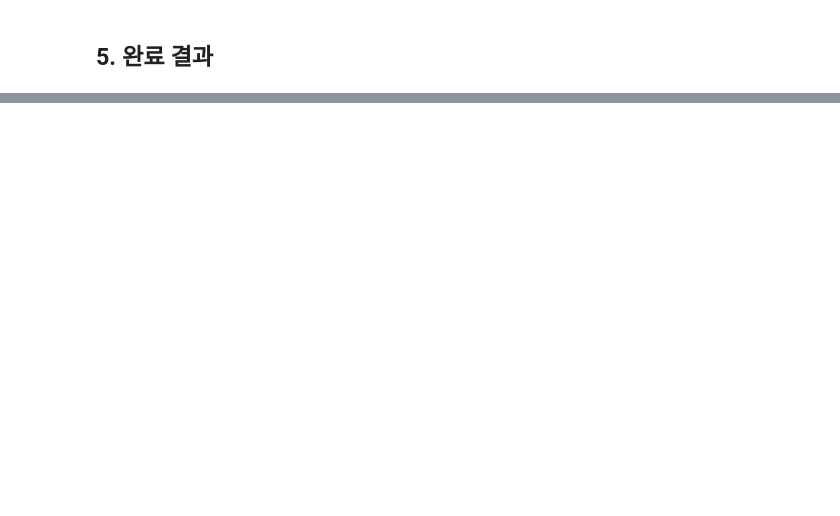
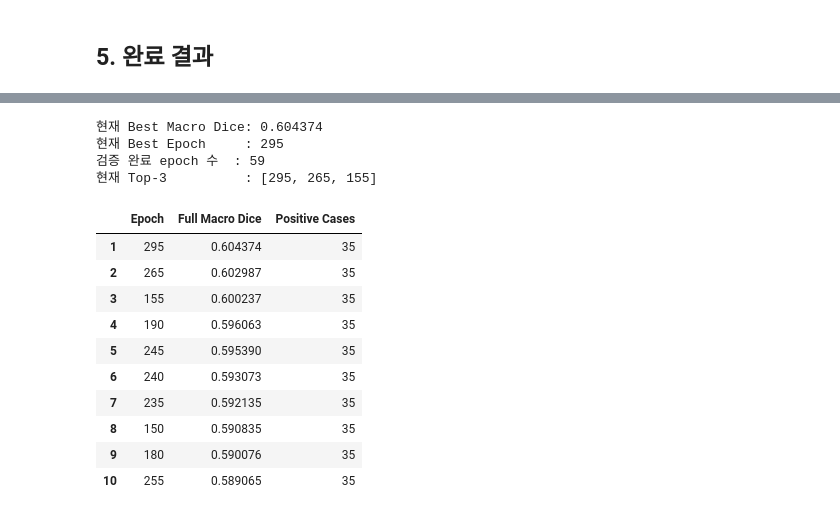
Before and after one commit to brainCDSS/model, a Jupyter notebook: notebooks/hy/notebooks/26_nnunet_H-N140_DiceCE_noSmooth.ipynb, the cells around one changed output, grey strips where cells are left out. Saved outputs shown, nothing was run; the diff lists cells and outputs as text; code cells hidden in the pictures; blank space fills up the shorter version.

```diff
--- a/notebooks/hy/notebooks/26_nnunet_H-N140_DiceCE_noSmooth.ipynb
+++ b/notebooks/hy/notebooks/26_nnunet_H-N140_DiceCE_noSmooth.ipynb
@@ -126,0 +178,71 @@ for name in ["checkpoint_best_composite.pth","checkpoint_final.pth","validation/
+# %%
+HISTORY_FILE = FOLD_DIR / "full_validation_history.json"
+BEST_MACRO_FILE = FOLD_DIR / "best_full_macro.json"
+
+history = read_json(HISTORY_FILE)
+final_best = read_json(BEST_MACRO_FILE)
+
+if not history:
+    print("아직 5-epoch full-volume validation 결과가 없습니다.")
+else:
+    macro_history_df = pd.DataFrame(history).sort_values("epoch")
+    ranked_df = macro_history_df.sort_values(
+        "macro_dice_positive", ascending=False
+    ).reset_index(drop=True)
+    ranked_df.index = ranked_df.index + 1
+
+    current_best = ranked_df.iloc[0]
+    print("현재 Best Macro Dice:", f"{current_best['macro_dice_positive']:.6f}")
+    print("현재 Best Epoch     :", int(current_best["epoch"]))
+    print("검증 완료 epoch 수  :", len(macro_history_df))
+    top3_epochs = ranked_df.head(3)["epoch"].astype(int).tolist()
+    neighborhood_epochs = sorted({
+        epoch
+        for anchor in top3_epochs
+        for epoch in range(max(1, anchor - 4), min(1000, anchor + 4) + 1)
+    })
+    checkpoint_dir = FOLD_DIR / "epoch_checkpoints"
+    available_neighbors = [
+        epoch for epoch in neighborhood_epochs
+        if (checkpoint_dir / f"checkpoint_epoch_{epoch:04d}.pth").is_file()
+    ]
+    evaluated_neighbors = [
+        epoch for epoch in neighborhood_epochs
+        if (FOLD_DIR / "full_validation" / f"epoch_{epoch:04d}" / "summary.json").is_file()
+    ]
+    print("현재 Top-3          :", top3_epochs)
+    print("Top-3 ±4 예정 epoch :", neighborhood_epochs)
+    print("보존 checkpoint     :", available_neighbors)
+    print("주변 검증 완료 epoch:", evaluated_neighbors)
+
+    if final_best:
+        print()
+        print("Top-3 주변 재검증 최종 Best")
+        print("Final Best Macro Dice:", f"{float(final_best['macro_dice_positive']):.6f}")
+        print("Final Best Epoch     :", int(final_best["epoch"]))
+
+    display(
+        ranked_df[["epoch", "macro_dice_positive", "positive_cases"]]
+        .head(10)
+        .rename(columns={
+            "epoch": "Epoch",
+            "macro_dice_positive": "Full Macro Dice",
+            "positive_cases": "Positive Cases",
+        })
+    )
+# %% [output]
+현재 Best Macro Dice: 0.604374
+현재 Best Epoch     : 295
+검증 완료 epoch 수  : 59
+현재 Top-3          : [295, 265, 155]
+|  | Epoch | Full Macro Dice | Positive Cases |
+| 1 | 295 | 0.604374 | 35 |
+| 2 | 265 | 0.602987 | 35 |
+| 3 | 155 | 0.600237 | 35 |
+| 4 | 190 | 0.596063 | 35 |
+| 5 | 245 | 0.595390 | 35 |
+| 6 | 240 | 0.593073 | 35 |
+| 7 | 235 | 0.592135 | 35 |
+| 8 | 150 | 0.590835 | 35 |
+| 9 | 180 | 0.590076 | 35 |
+| 10 | 255 | 0.589065 | 35 |
```
Also changed, not shown: parts of 8 cells of this notebook, 7 other files.
